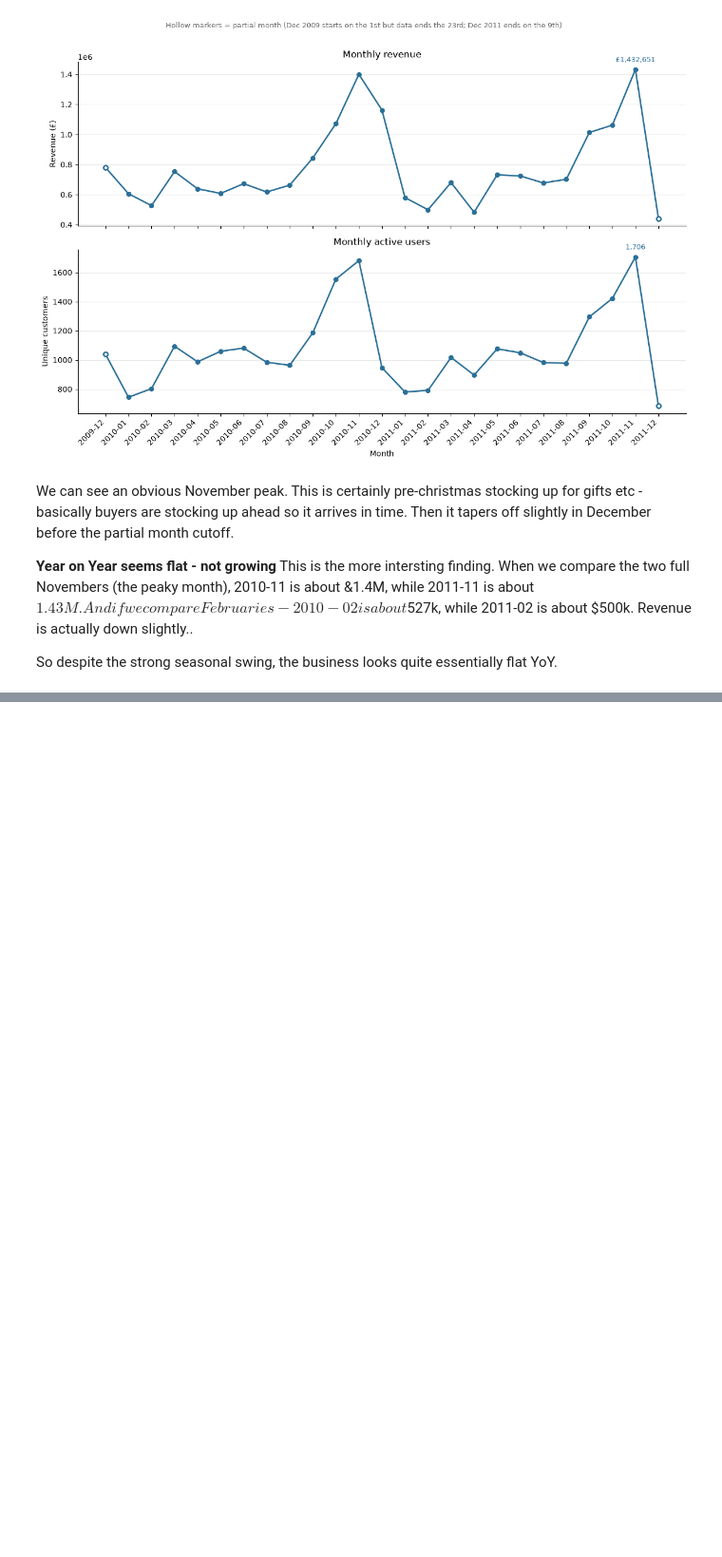
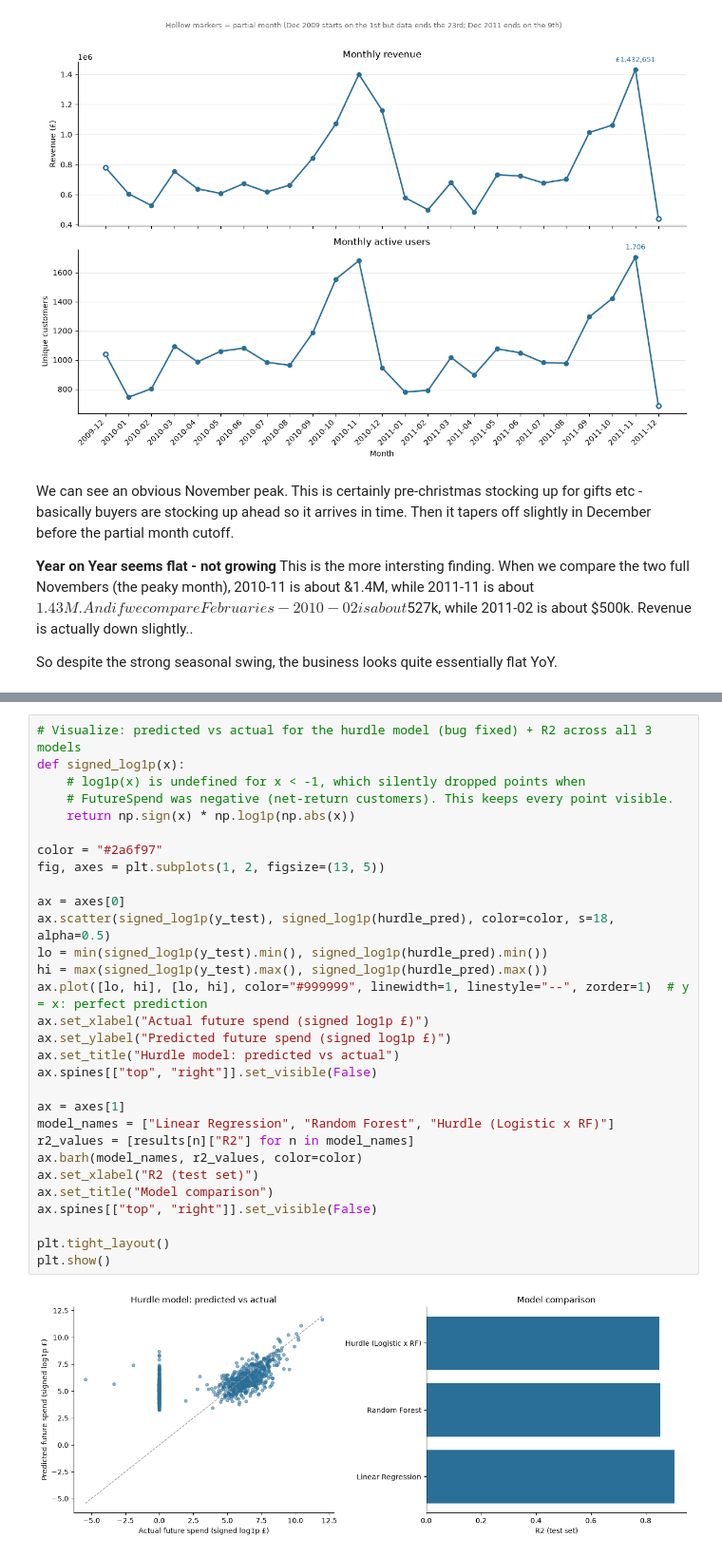
Before and after one commit to chua0332/marketing_datasets_EDA, a Jupyter notebook: online_retail_EDA.ipynb, the cells around one changed output, grey strips where cells are left out. Shown at 95% size. Drawn from its saved outputs; the diff is of its cells as text; blank space fills up the shorter version.

```diff
--- a/online_retail_EDA.ipynb
+++ b/online_retail_EDA.ipynb
@@ -299,0 +482,32 @@ So despite the strong seasonal swing, the business looks quite essentially flat
+# %%
+# Visualize: predicted vs actual for the hurdle model (bug fixed) + R2 across all 3 models
+def signed_log1p(x):
+    # log1p(x) is undefined for x < -1, which silently dropped points when
+    # FutureSpend was negative (net-return customers). This keeps every point visible.
+    return np.sign(x) * np.log1p(np.abs(x))
+
+color = "#2a6f97"
+fig, axes = plt.subplots(1, 2, figsize=(13, 5))
+
+ax = axes[0]
+ax.scatter(signed_log1p(y_test), signed_log1p(hurdle_pred), color=color, s=18, alpha=0.5)
+lo = min(signed_log1p(y_test).min(), signed_log1p(hurdle_pred).min())
+hi = max(signed_log1p(y_test).max(), signed_log1p(hurdle_pred).max())
+ax.plot([lo, hi], [lo, hi], color="#999999", linewidth=1, linestyle="--", zorder=1)  # y = x: perfect prediction
+ax.set_xlabel("Actual future spend (signed log1p £)")
+ax.set_ylabel("Predicted future spend (signed log1p £)")
+ax.set_title("Hurdle model: predicted vs actual")
+ax.spines[["top", "right"]].set_visible(False)
+
+ax = axes[1]
+model_names = ["Linear Regression", "Random Forest", "Hurdle (Logistic x RF)"]
+r2_values = [results[n]["R2"] for n in model_names]
+ax.barh(model_names, r2_values, color=color)
+ax.set_xlabel("R2 (test set)")
+ax.set_title("Model comparison")
+ax.spines[["top", "right"]].set_visible(False)
+
+plt.tight_layout()
+plt.show()
+# %% [output]
+[figure, added]
```
Also changed, not shown: parts of 7 cells of this notebook.
